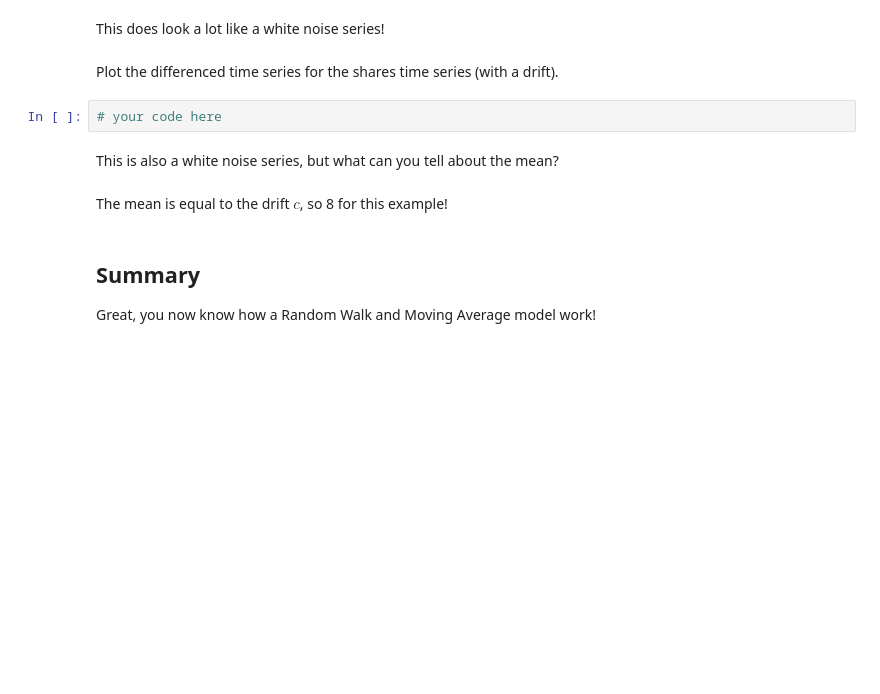
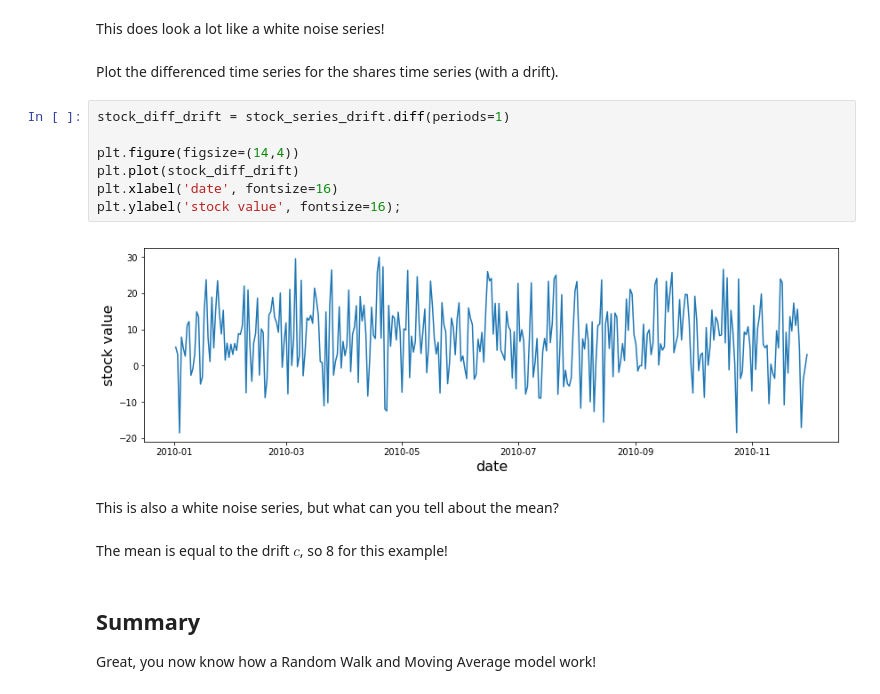
Before and after one commit to magnawhale/dsc-basic-time-series-models-lab-online-ds-ft-051319, a Jupyter notebook: index.ipynb, the cells around one changed output. Cells and saved outputs as stored; diff of their text form; blank space fills up the shorter version.

```diff
--- a/index.ipynb
+++ b/index.ipynb
@@ -193,8 +235,15 @@ Plot the differenced time series for the shares time series (no drift).
 This does look a lot like a white noise series!
 # %% [markdown]
 Plot the differenced time series for the shares time series (with a drift).
-# %%
-# your code here
+# %%
+stock_diff_drift = stock_series_drift.diff(periods=1)
+
+plt.figure(figsize=(14,4))
+plt.plot(stock_diff_drift)
+plt.xlabel('date', fontsize=16)
+plt.ylabel('stock value', fontsize=16);
+# %% [output]
+[figure, added]
 # %% [markdown]
 This is also a white noise series, but what can you tell about the mean?
 # %% [markdown]
```
Also changed, not shown: parts of 14 cells of this notebook.
